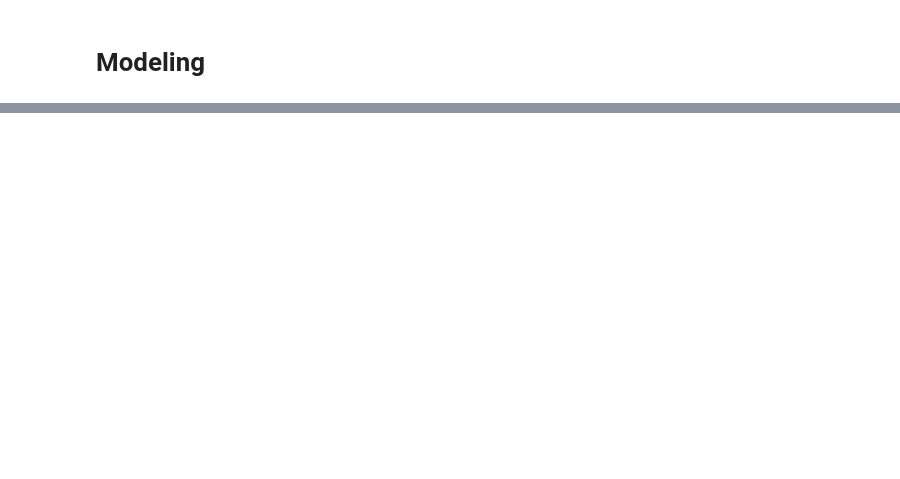
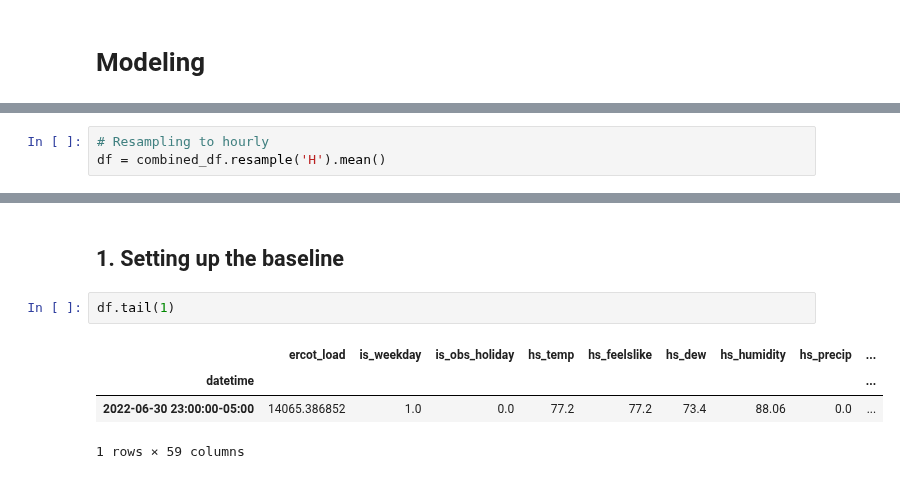
Before and after one commit to energy-demand-forecast/energy_demand_forecast, a Jupyter notebook: arsenes_dir/modeling_energy_demand.ipynb, the cells around one changed output, grey strips where cells are left out. Drawn from its saved outputs; the diff is of its cells as text; blank space fills up the shorter version.

```diff
--- a/arsenes_dir/modeling_energy_demand.ipynb
+++ b/arsenes_dir/modeling_energy_demand.ipynb
@@ -45,0 +92,3 @@ df.head()
+# %%
+# Resampling to hourly
+df = combined_df.resample('H').mean()
@@ -46,3 +153,12 @@ df.head()
+# %% [markdown]
+## 1. Setting up the baseline
+# %%
+df.tail(1)
+# %% [output]
+|  | ercot_load | is_weekday | is_obs_holiday | hs_temp | hs_feelslike | hs_dew | hs_humidity | hs_precip | ... |
+| datetime |  |  |  |  |  |  |  |  | ... |
+| 2022-06-30 23:00:00-05:00 | 14065.386852 | 1.0 | 0.0 | 77.2 | 77.2 | 73.4 | 88.06 | 0.0 | ... |
+1 rows × 59 columns
 # %%
 df.index
 # %% [output]
```
Also changed, not shown: parts of 35 cells of this notebook.
